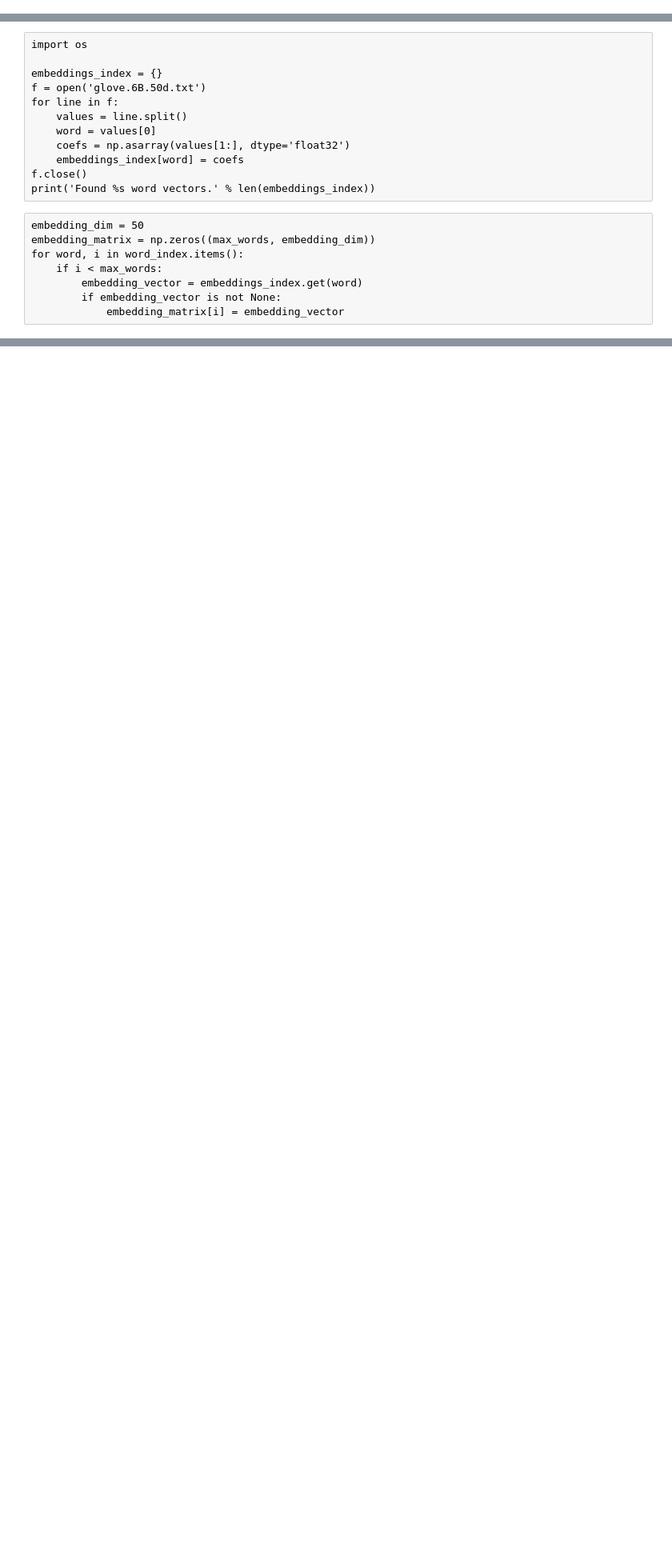
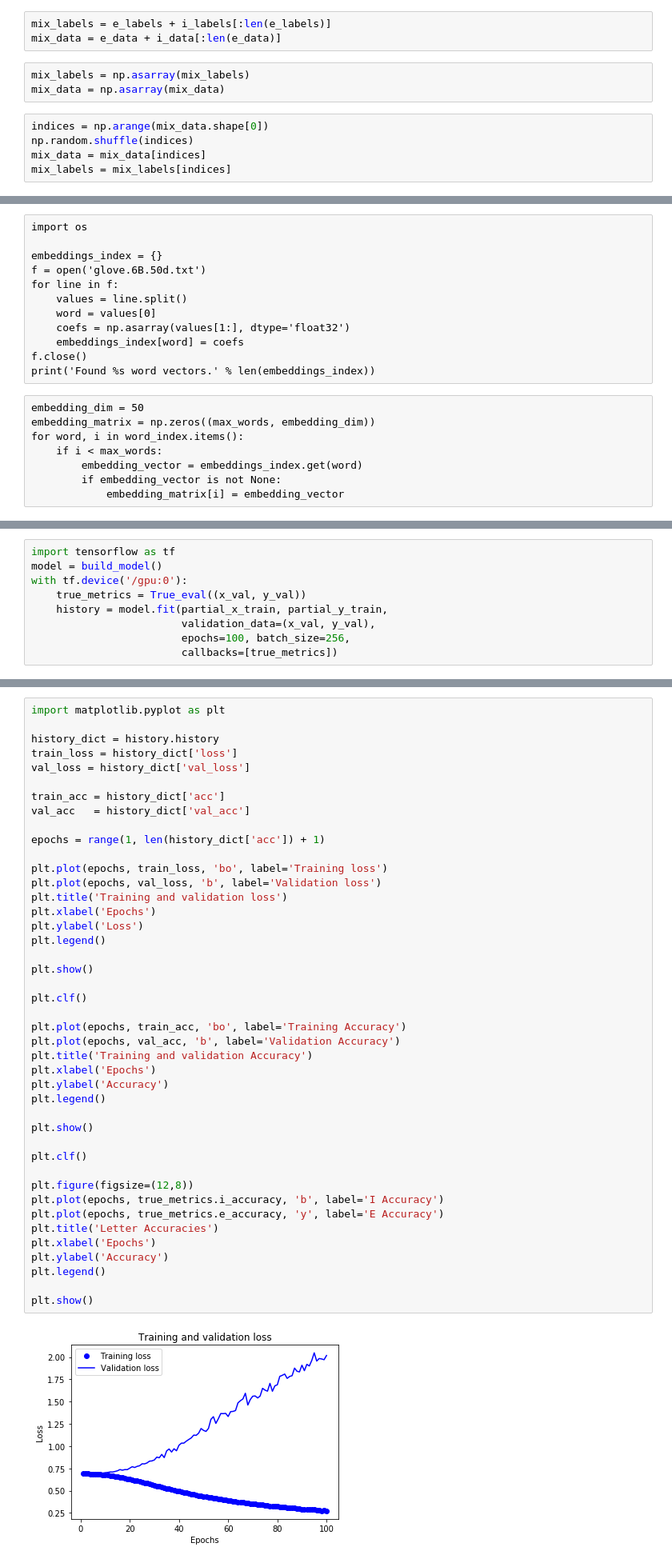
Before and after one commit to PaulKMandal/MBTI-Prediction, a Jupyter notebook: LSTM.ipynb, the cells around one changed output, grey strips where cells are left out. Shown: that part at 80% size. Cells and saved outputs as stored; diff of their text form; blank space fills up the shorter version.

```diff
--- a/LSTM.ipynb
+++ b/LSTM.ipynb
@@ -62,0 +74,11 @@ y_train = labels[:train_samples]
+# %%
+mix_labels = e_labels + i_labels[:len(e_labels)]
+mix_data = e_data + i_data[:len(e_data)]
+# %%
+mix_labels = np.asarray(mix_labels)
+mix_data = np.asarray(mix_data)
+# %%
+indices = np.arange(mix_data.shape[0])
+np.random.shuffle(indices)
+mix_data = mix_data[indices]
+mix_labels = mix_labels[indices]
@@ -130,0 +201,9 @@ Epoch 27/40
+# %%
+import tensorflow as tf
+model = build_model()
+with tf.device('/gpu:0'):
+    true_metrics = True_eval((x_val, y_val))
+    history = model.fit(partial_x_train, partial_y_train,
+                        validation_data=(x_val, y_val),
+                        epochs=100, batch_size=256,
+                        callbacks=[true_metrics])
@@ -130,0 +228,45 @@ Epoch 27/40
+# %%
+import matplotlib.pyplot as plt
+
+history_dict = history.history
+train_loss = history_dict['loss']
+val_loss = history_dict['val_loss']
+
+train_acc = history_dict['acc']
+val_acc   = history_dict['val_acc']
+
+epochs = range(1, len(history_dict['acc']) + 1)
+
+plt.plot(epochs, train_loss, 'bo', label='Training loss')
+plt.plot(epochs, val_loss, 'b', label='Validation loss')
+plt.title('Training and validation loss')
+plt.xlabel('Epochs')
+plt.ylabel('Loss')
+plt.legend()
+
+plt.show()
+
+plt.clf()
+
+plt.plot(epochs, train_acc, 'bo', label='Training Accuracy')
+plt.plot(epochs, val_acc, 'b', label='Validation Accuracy')
+plt.title('Training and validation Accuracy')
+plt.xlabel('Epochs')
+plt.ylabel('Accuracy')
+plt.legend()
+
+plt.show()
+
+plt.clf()
+
+plt.figure(figsize=(12,8))
+plt.plot(epochs, true_metrics.i_accuracy, 'b', label='I Accuracy')
+plt.plot(epochs, true_metrics.e_accuracy, 'y', label='E Accuracy')
+plt.title('Letter Accuracies')
+plt.xlabel('Epochs')
+plt.ylabel('Accuracy')
+plt.legend()
+
+plt.show()
+# %% [output]
+[figure, added]
```
Also changed, not shown: parts of 18 cells of this notebook, 3 other files.
